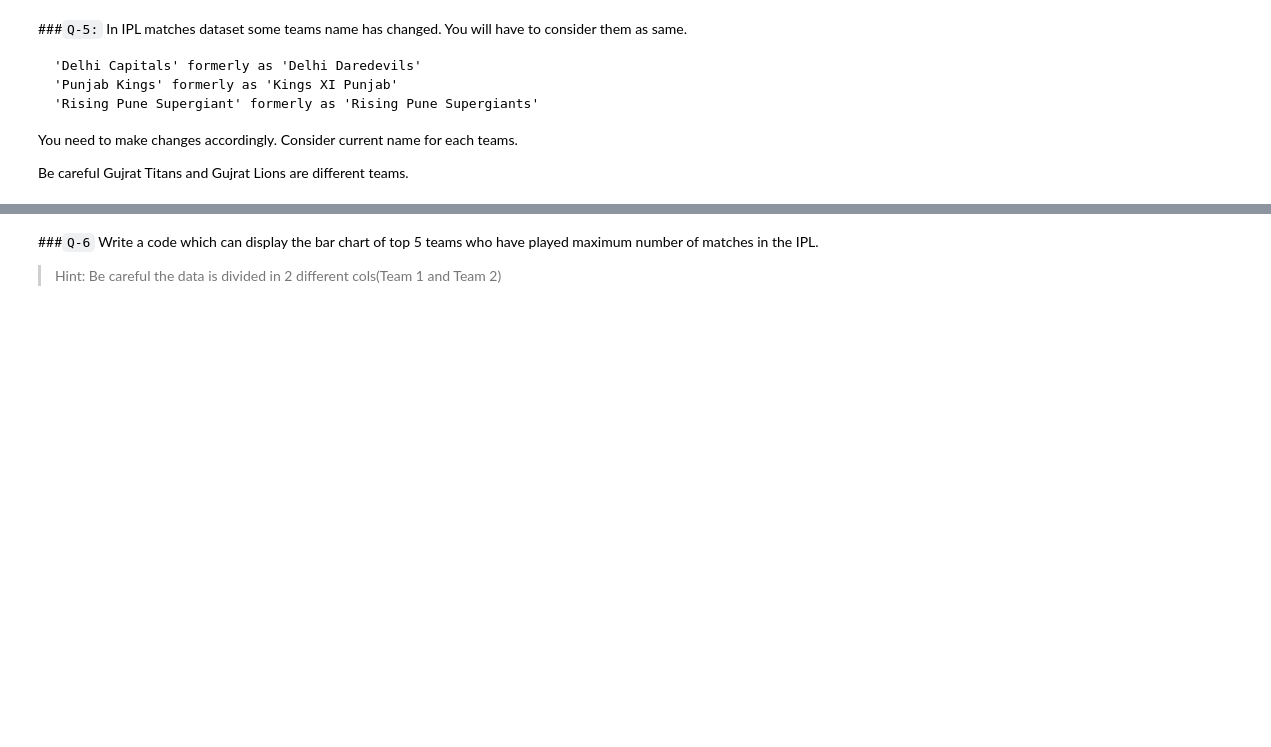
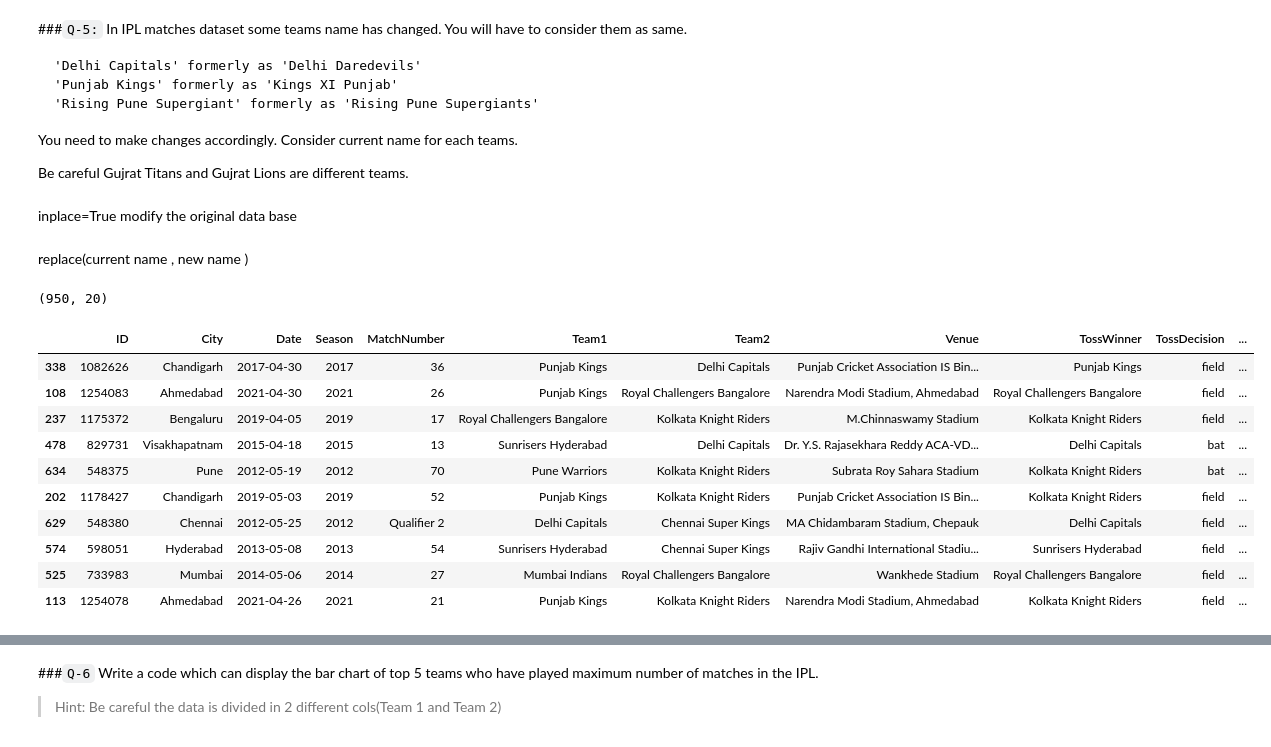
Before and after one commit to manishkumarmj/100_days_ml, a Jupyter notebook: Data visualization/pandas/session_17/session_17_tasks.ipynb, the cells around one changed output, grey strips where cells are left out. Drawn from its saved outputs; the diff is of its cells as text; code cells hidden in the pictures; blank space fills up the shorter version.

```diff
--- a/Data visualization/pandas/session_17/session_17_tasks.ipynb
+++ b/Data visualization/pandas/session_17/session_17_tasks.ipynb
@@ -100,0 +211,25 @@ Be careful Gujrat Titans and Gujrat Lions are different teams.
+# %% [markdown]
+inplace=True modify the original data base
+# %% [markdown]
+replace(current name , new name )
+# %%
+ipl.shape
+# %% [output]
+(950, 20)
+# %%
+ipl = ipl.replace('Delhi Daredevils', 'Delhi Capitals')
+ipl = ipl.replace('Kings XI Punjab', 'Punjab Kings')
+ipl = ipl.replace('Rising Pune Supergiants', 'Rising Pune Supergiant')
+ipl.sample(10)
+# %% [output]
+|  | ID | City | Date | Season | MatchNumber | Team1 | Team2 | Venue | TossWinner | TossDecision | ... |
+| 338 | 1082626 | Chandigarh | 2017-04-30 | 2017 | 36 | Punjab Kings | Delhi Capitals | Punjab Cricket Association IS Bin... | Punjab Kings | field | ... |
+| 108 | 1254083 | Ahmedabad | 2021-04-30 | 2021 | 26 | Punjab Kings | Royal Challengers Bangalore | Narendra Modi Stadium, Ahmedabad | Royal Challengers Bangalore | field | ... |
+| 237 | 1175372 | Bengaluru | 2019-04-05 | 2019 | 17 | Royal Challengers Bangalore | Kolkata Knight Riders | M.Chinnaswamy Stadium | Kolkata Knight Riders | field | ... |
+| 478 | 829731 | Visakhapatnam | 2015-04-18 | 2015 | 13 | Sunrisers Hyderabad | Delhi Capitals | Dr. Y.S. Rajasekhara Reddy ACA-VD... | Delhi Capitals | bat | ... |
+| 634 | 548375 | Pune | 2012-05-19 | 2012 | 70 | Pune Warriors | Kolkata Knight Riders | Subrata Roy Sahara Stadium | Kolkata Knight Riders | bat | ... |
+| 202 | 1178427 | Chandigarh | 2019-05-03 | 2019 | 52 | Punjab Kings | Kolkata Knight Riders | Punjab Cricket Association IS Bin... | Kolkata Knight Riders | field | ... |
+| 629 | 548380 | Chennai | 2012-05-25 | 2012 | Qualifier 2 | Delhi Capitals | Chennai Super Kings | MA Chidambaram Stadium, Chepauk | Delhi Capitals | field | ... |
+| 574 | 598051 | Hyderabad | 2013-05-08 | 2013 | 54 | Sunrisers Hyderabad | Chennai Super Kings | Rajiv Gandhi International Stadiu... | Sunrisers Hyderabad | field | ... |
+| 525 | 733983 | Mumbai | 2014-05-06 | 2014 | 27 | Mumbai Indians | Royal Challengers Bangalore | Wankhede Stadium | Royal Challengers Bangalore | field | ... |
+| 113 | 1254078 | Ahmedabad | 2021-04-26 | 2021 | 21 | Punjab Kings | Kolkata Knight Riders | Narendra Modi Stadium, Ahmedabad | Kolkata Knight Riders | field | ... |
```
Also changed, not shown: parts of 21 cells of this notebook, 13 other files.
